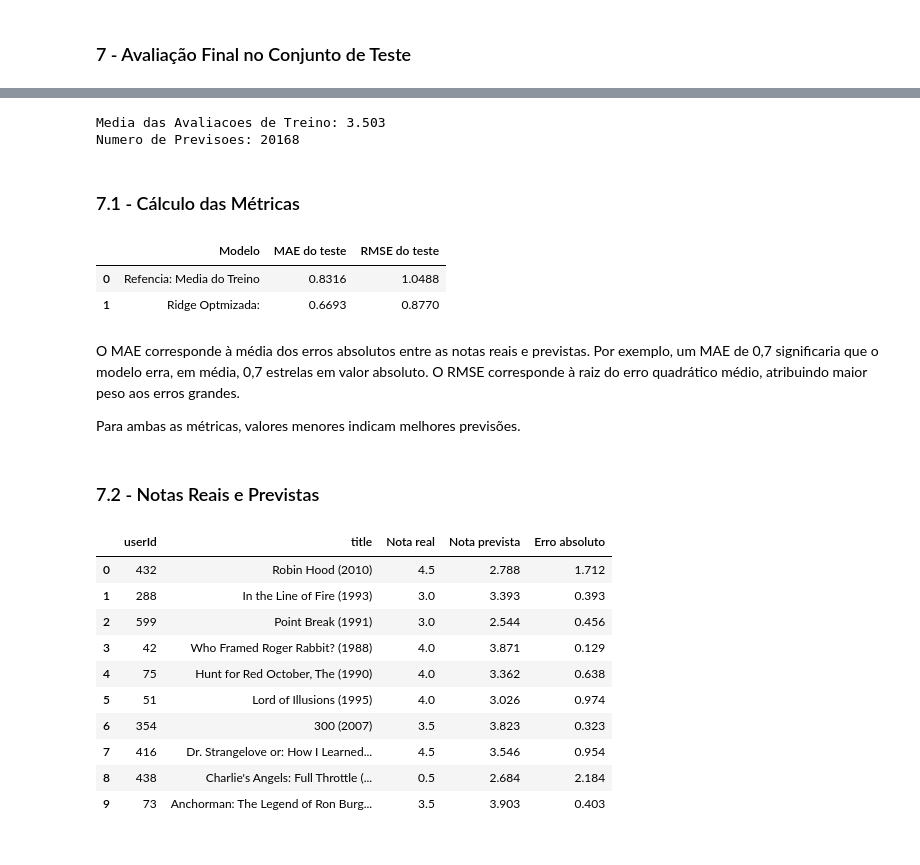
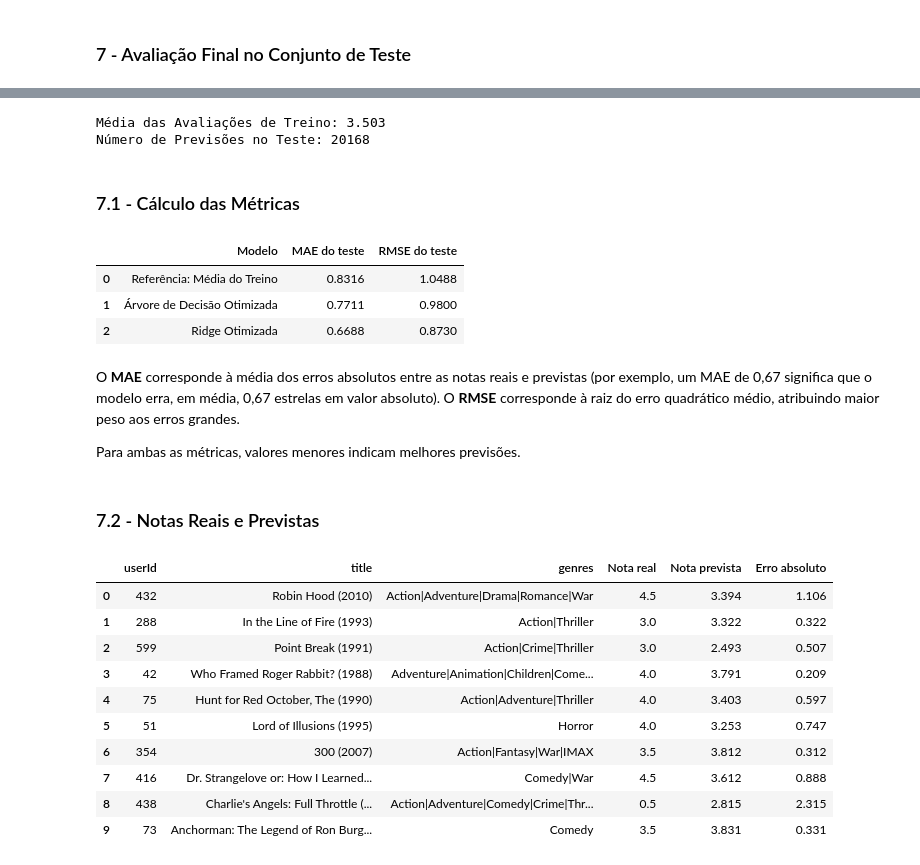
Before and after one commit to nicolasruchimura2/movie-lens-ml, a Jupyter notebook: recomendacoes.ipynb, the cells around one changed output, grey strips where cells are left out. Cells and saved outputs as stored; diff of their text form; code cells hidden in the pictures.

```diff
--- a/recomendacoes.ipynb
+++ b/recomendacoes.ipynb
@@ -204,16 +202,18 @@ De certa forma, o modelo pode representar a tendência de um utilizador atribuir
 from sklearn.pipeline import Pipeline
 from sklearn.linear_model import Ridge
 
+preprocessador = ColumnTransformer([
+    ("ids", OneHotEncoder(handle_unknown="ignore"), ["userId", "movieId"]),
+    ("generos", CountVectorizer(token_pattern=r"[^|]+", lowercase=False), "genres")
+])
+
 modelo_ridge = Pipeline([
-    (
-        "categorias",
-        OneHotEncoder(handle_unknown="ignore")
-    ),
+    ("categorias", preprocessador),
     (
         "regressao",
         Ridge(
-            alpha=1.0,  # valor inicial de regularização
-            solver="lsqr" #metodo de calculo compativel
+            alpha=1.0,     # valor inicial de regularização
+            solver="lsqr"  # método iterativo rápido para matrizes esparsas
         )
     )
 ])
@@ -389,36 +389,32 @@ Serão calculados o **MAE** e o **RMSE**. Os resultados serão comparados com um
 import numpy as np
 from sklearn.metrics import mean_absolute_error, mean_squared_error
 
-melhor_modelo = busca_ridge.best_estimator_
+melhor_modelo_ridge = busca_ridge.best_estimator_
+melhor_modelo_arvore = busca_arvore.best_estimator_
 
-previsoes_ridge = melhor_modelo.predict(X_teste)
+previsoes_ridge = melhor_modelo_ridge.predict(X_teste)
+previsoes_arvore = melhor_modelo_arvore.predict(X_teste)
 
 media_treino = y_treino.mean()
+previsoes_referencia = np.full(len(y_teste), media_treino)
 
-previsoes_referencia = np.full(
-    len(y_teste),
-    media_treino
-)
-
-print(f"Media das Avaliacoes de Treino: {media_treino:.3f}")
-print("Numero de Previsoes:", len(previsoes_ridge))
+print(f"Média das Avaliações de Treino: {media_treino:.3f}")
+print("Número de Previsões no Teste:", len(previsoes_ridge))
 # %% [output]
-Media das Avaliacoes de Treino: 3.503
-Numero de Previsoes: 20168
+Média das Avaliações de Treino: 3.503
+Número de Previsões no Teste: 20168
 # %% [markdown]
 ### 7.1 - Cálculo das Métricas
 # %%
 resultados_teste = []
 
 for nome, previsoes in [
-    ("Refencia: Media do Treino", previsoes_referencia),
-    ("Ridge Optmizada:",previsoes_ridge)
+    ("Referência: Média do Treino", previsoes_referencia),
+    ("Árvore de Decisão Otimizada", previsoes_arvore),
+    ("Ridge Otimizada", previsoes_ridge)
 ]:
     mae = mean_absolute_error(y_teste, previsoes)
-
-    rmse=np.sqrt(
-        mean_squared_error(y_teste,previsoes)
-    )
+    rmse = np.sqrt(mean_squared_error(y_teste, previsoes))
 
     resultados_teste.append({
         "Modelo": nome,
@@ -430,11 +426,11 @@ tabela_resultados_teste = pd.DataFrame(resultados_teste)
 display(tabela_resultados_teste.round(4))
 # %% [output]
 |  | Modelo | MAE do teste | RMSE do teste |
-| 0 | Refencia: Media do Treino | 0.8316 | 1.0488 |
-| 1 | Ridge Optmizada: | 0.6693 | 0.8770 |
+| 0 | Referência: Média do Treino | 0.8316 | 1.0488 |
+| 1 | Árvore de Decisão Otimizada | 0.7711 | 0.9800 |
+| 2 | Ridge Otimizada | 0.6688 | 0.8730 |
 # %% [markdown]
-O MAE corresponde à média dos erros absolutos entre as notas reais e previstas. Por exemplo, um MAE de 0,7 significaria que o modelo erra, em média, 0,7 estrelas em valor absoluto. O RMSE corresponde à raiz do erro quadrático médio, atribuindo maior peso aos erros grandes.
-
+O **MAE** corresponde à média dos erros absolutos entre as notas reais e previstas (por exemplo, um MAE de 0,67 significa que o modelo erra, em média, 0,67 estrelas em valor absoluto). O **RMSE** corresponde à raiz do erro quadrático médio, atribuindo maior peso aos erros grandes.
 
 Para ambas as métricas, valores menores indicam melhores previsões.
 # %% [markdown]
@@ -444,44 +440,43 @@ Para ambas as métricas, valores menores indicam melhores previsões.
 exemplos_teste = X_teste.copy()
 
 exemplos_teste["Nota real"] = y_teste.to_numpy()
 exemplos_teste["Nota prevista"] = previsoes_ridge
-
 exemplos_teste["Erro absoluto"] = (
-    exemplos_teste["Nota real"]
-    - exemplos_teste["Nota prevista"]
+    exemplos_teste["Nota real"] - exemplos_teste["Nota prevista"]
 ).abs()
 
 # Compatibilizar o tipo do identificador para juntar os títulos.
 titulos = movies[["movieId", "title"]].copy()
 titulos["movieId"] = titulos["movieId"].astype(str)
 
 exemplos_teste = exemplos_teste.merge(
     titulos,
     on="movieId",
     how="left",
     validate="many_to_one"
 )
 
 display(
     exemplos_teste[
         [
             "userId",
             "title",
+            "genres",
             "Nota real",
             "Nota prevista",
             "Erro absoluto"
         ]
     ].head(10).round(3)
 )
 # %% [output]
-|  | userId | title | Nota real | Nota prevista | Erro absoluto |
-| 0 | 432 | Robin Hood (2010) | 4.5 | 2.788 | 1.712 |
-| 1 | 288 | In the Line of Fire (1993) | 3.0 | 3.393 | 0.393 |
-| 2 | 599 | Point Break (1991) | 3.0 | 2.544 | 0.456 |
-| 3 | 42 | Who Framed Roger Rabbit? (1988) | 4.0 | 3.871 | 0.129 |
-| 4 | 75 | Hunt for Red October, The (1990) | 4.0 | 3.362 | 0.638 |
-| 5 | 51 | Lord of Illusions (1995) | 4.0 | 3.026 | 0.974 |
-| 6 | 354 | 300 (2007) | 3.5 | 3.823 | 0.323 |
-| 7 | 416 | Dr. Strangelove or: How I Learned... | 4.5 | 3.546 | 0.954 |
-| 8 | 438 | Charlie's Angels: Full Throttle (... | 0.5 | 2.684 | 2.184 |
-| 9 | 73 | Anchorman: The Legend of Ron Burg... | 3.5 | 3.903 | 0.403 |
+|  | userId | title | genres | Nota real | Nota prevista | Erro absoluto |
+| 0 | 432 | Robin Hood (2010) | Action|Adventure|Drama|Romance|War | 4.5 | 3.394 | 1.106 |
+| 1 | 288 | In the Line of Fire (1993) | Action|Thriller | 3.0 | 3.322 | 0.322 |
+| 2 | 599 | Point Break (1991) | Action|Crime|Thriller | 3.0 | 2.493 | 0.507 |
+| 3 | 42 | Who Framed Roger Rabbit? (1988) | Adventure|Animation|Children|Come... | 4.0 | 3.791 | 0.209 |
+| 4 | 75 | Hunt for Red October, The (1990) | Action|Adventure|Thriller | 4.0 | 3.403 | 0.597 |
+| 5 | 51 | Lord of Illusions (1995) | Horror | 4.0 | 3.253 | 0.747 |
+| 6 | 354 | 300 (2007) | Action|Fantasy|War|IMAX | 3.5 | 3.812 | 0.312 |
+| 7 | 416 | Dr. Strangelove or: How I Learned... | Comedy|War | 4.5 | 3.612 | 0.888 |
+| 8 | 438 | Charlie's Angels: Full Throttle (... | Action|Adventure|Comedy|Crime|Thr... | 0.5 | 2.815 | 2.315 |
+| 9 | 73 | Anchorman: The Legend of Ron Burg... | Comedy | 3.5 | 3.831 | 0.331 |
```
Also changed, not shown: parts of 39 cells of this notebook.
